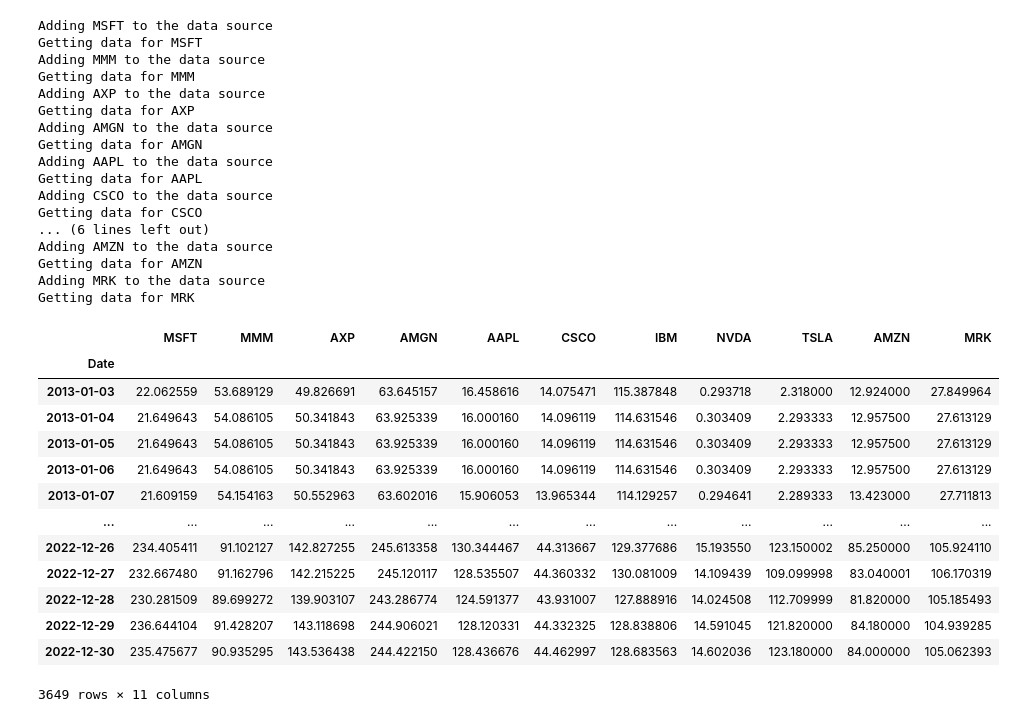
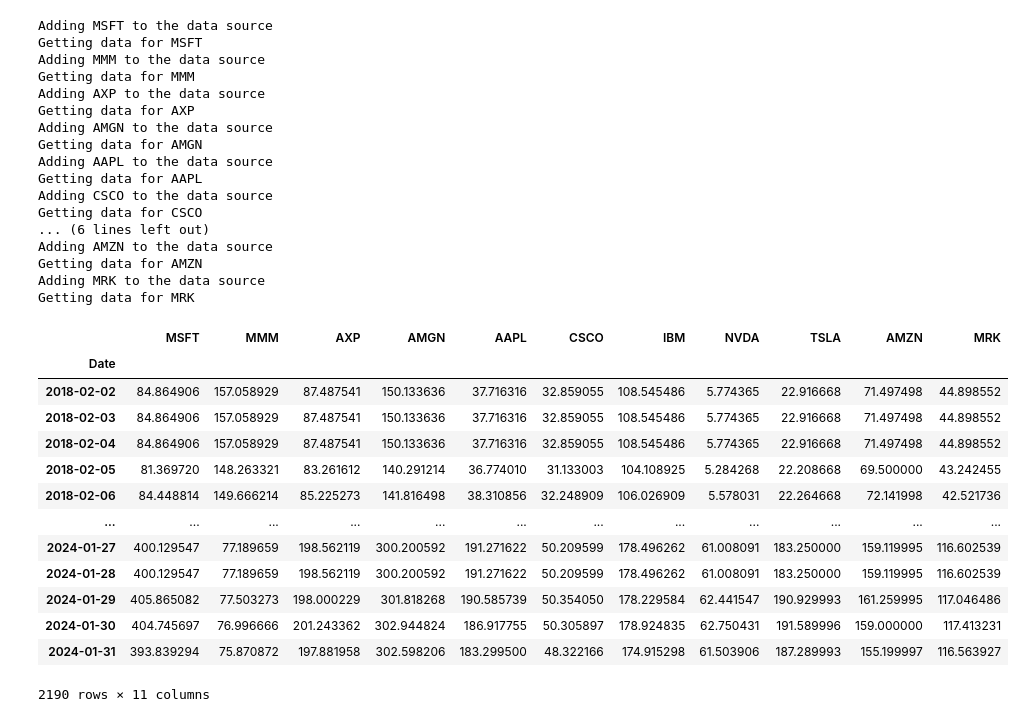
Before and after one commit to Aayush-patel-1696/PortfolioOptimizationToolBox, a Jupyter notebook: simulation.ipynb, the cells around one changed output. Saved outputs shown, nothing was run; the diff lists cells and outputs as text; code cells hidden in the pictures.

```diff
--- a/simulation.ipynb
+++ b/simulation.ipynb
@@ -19,43 +9,43 @@ end_date = datetime.datetime(2023,1,1)
 # %%
 tickers = ['MSFT','MMM', 'AXP', 'AMGN', 'AAPL', 'CSCO','IBM','NVDA','TSLA','AMZN','MRK']
 
 column_name = 'Close'
 interval = '1d'
 
-start_date = datetime.datetime(2013,1,1)
-end_date = datetime.datetime(2023,1,1)
+start_date = datetime.datetime(2018,2,1)
+end_date = datetime.datetime(2024,2,1)
 main_data = YahooDataSource(tickers,start_date,end_date,columns=[column_name],interval=interval)
 data = main_data.get_data()
 main_data.get_data_by_frequency(start_date,end_date,'1d').ffill()
 # %% [output]
 Adding MSFT to the data source
 Getting data for MSFT
 Adding MMM to the data source
 Getting data for MMM
 Adding AXP to the data source
 Getting data for AXP
 Adding AMGN to the data source
 Getting data for AMGN
 Adding AAPL to the data source
 Getting data for AAPL
 Adding CSCO to the data source
 Getting data for CSCO
 ... (6 lines left out)
 Adding AMZN to the data source
 Getting data for AMZN
 Adding MRK to the data source
 Getting data for MRK
 |  | MSFT | MMM | AXP | AMGN | AAPL | CSCO | IBM | NVDA | TSLA | AMZN | MRK |
 | Date |  |  |  |  |  |  |  |  |  |  |  |
-| 2013-01-03 | 22.062559 | 53.689129 | 49.826691 | 63.645157 | 16.458616 | 14.075471 | 115.387848 | 0.293718 | 2.318000 | 12.924000 | 27.849964 |
-| 2013-01-04 | 21.649643 | 54.086105 | 50.341843 | 63.925339 | 16.000160 | 14.096119 | 114.631546 | 0.303409 | 2.293333 | 12.957500 | 27.613129 |
-| 2013-01-05 | 21.649643 | 54.086105 | 50.341843 | 63.925339 | 16.000160 | 14.096119 | 114.631546 | 0.303409 | 2.293333 | 12.957500 | 27.613129 |
-| 2013-01-06 | 21.649643 | 54.086105 | 50.341843 | 63.925339 | 16.000160 | 14.096119 | 114.631546 | 0.303409 | 2.293333 | 12.957500 | 27.613129 |
-| 2013-01-07 | 21.609159 | 54.154163 | 50.552963 | 63.602016 | 15.906053 | 13.965344 | 114.129257 | 0.294641 | 2.289333 | 13.423000 | 27.711813 |
+| 2018-02-02 | 84.864906 | 157.058929 | 87.487541 | 150.133636 | 37.716316 | 32.859055 | 108.545486 | 5.774365 | 22.916668 | 71.497498 | 44.898552 |
+| 2018-02-03 | 84.864906 | 157.058929 | 87.487541 | 150.133636 | 37.716316 | 32.859055 | 108.545486 | 5.774365 | 22.916668 | 71.497498 | 44.898552 |
+| 2018-02-04 | 84.864906 | 157.058929 | 87.487541 | 150.133636 | 37.716316 | 32.859055 | 108.545486 | 5.774365 | 22.916668 | 71.497498 | 44.898552 |
+| 2018-02-05 | 81.369720 | 148.263321 | 83.261612 | 140.291214 | 36.774010 | 31.133003 | 104.108925 | 5.284268 | 22.208668 | 69.500000 | 43.242455 |
+| 2018-02-06 | 84.448814 | 149.666214 | 85.225273 | 141.816498 | 38.310856 | 32.248909 | 106.026909 | 5.578031 | 22.264668 | 72.141998 | 42.521736 |
 | ... | ... | ... | ... | ... | ... | ... | ... | ... | ... | ... | ... |
-| 2022-12-26 | 234.405411 | 91.102127 | 142.827255 | 245.613358 | 130.344467 | 44.313667 | 129.377686 | 15.193550 | 123.150002 | 85.250000 | 105.924110 |
-| 2022-12-27 | 232.667480 | 91.162796 | 142.215225 | 245.120117 | 128.535507 | 44.360332 | 130.081009 | 14.109439 | 109.099998 | 83.040001 | 106.170319 |
-| 2022-12-28 | 230.281509 | 89.699272 | 139.903107 | 243.286774 | 124.591377 | 43.931007 | 127.888916 | 14.024508 | 112.709999 | 81.820000 | 105.185493 |
-| 2022-12-29 | 236.644104 | 91.428207 | 143.118698 | 244.906021 | 128.120331 | 44.332325 | 128.838806 | 14.591045 | 121.820000 | 84.180000 | 104.939285 |
-| 2022-12-30 | 235.475677 | 90.935295 | 143.536438 | 244.422150 | 128.436676 | 44.462997 | 128.683563 | 14.602036 | 123.180000 | 84.000000 | 105.062393 |
+| 2024-01-27 | 400.129547 | 77.189659 | 198.562119 | 300.200592 | 191.271622 | 50.209599 | 178.496262 | 61.008091 | 183.250000 | 159.119995 | 116.602539 |
+| 2024-01-28 | 400.129547 | 77.189659 | 198.562119 | 300.200592 | 191.271622 | 50.209599 | 178.496262 | 61.008091 | 183.250000 | 159.119995 | 116.602539 |
+| 2024-01-29 | 405.865082 | 77.503273 | 198.000229 | 301.818268 | 190.585739 | 50.354050 | 178.229584 | 62.441547 | 190.929993 | 161.259995 | 117.046486 |
+| 2024-01-30 | 404.745697 | 76.996666 | 201.243362 | 302.944824 | 186.917755 | 50.305897 | 178.924835 | 62.750431 | 191.589996 | 159.000000 | 117.413231 |
+| 2024-01-31 | 393.839294 | 75.870872 | 197.881958 | 302.598206 | 183.299500 | 48.322166 | 174.915298 | 61.503906 | 187.289993 | 155.199997 | 116.563927 |
-3649 rows × 11 columns
+2190 rows × 11 columns
```
Also changed, not shown: parts of 12 cells of this notebook, 1 other file.
